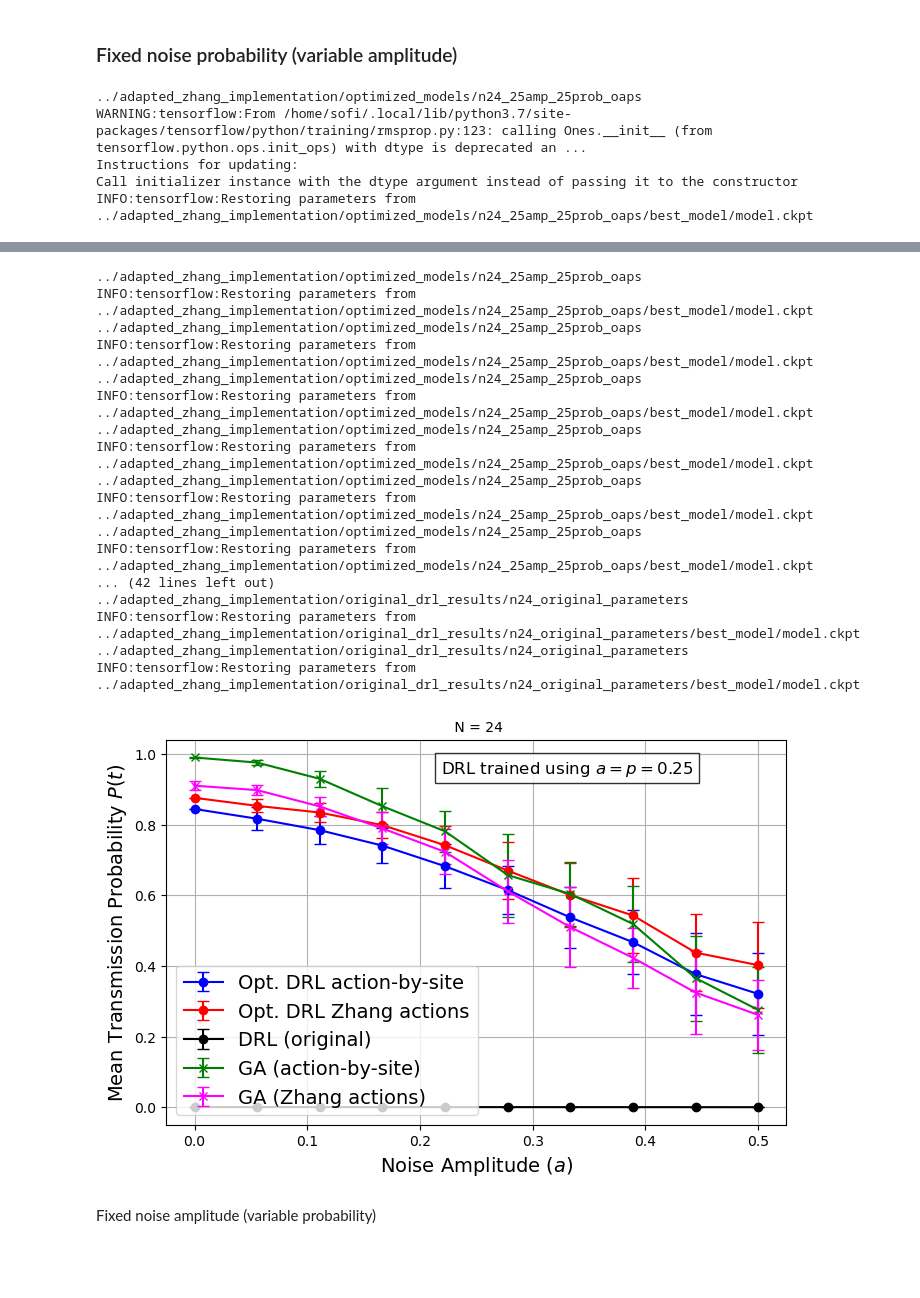
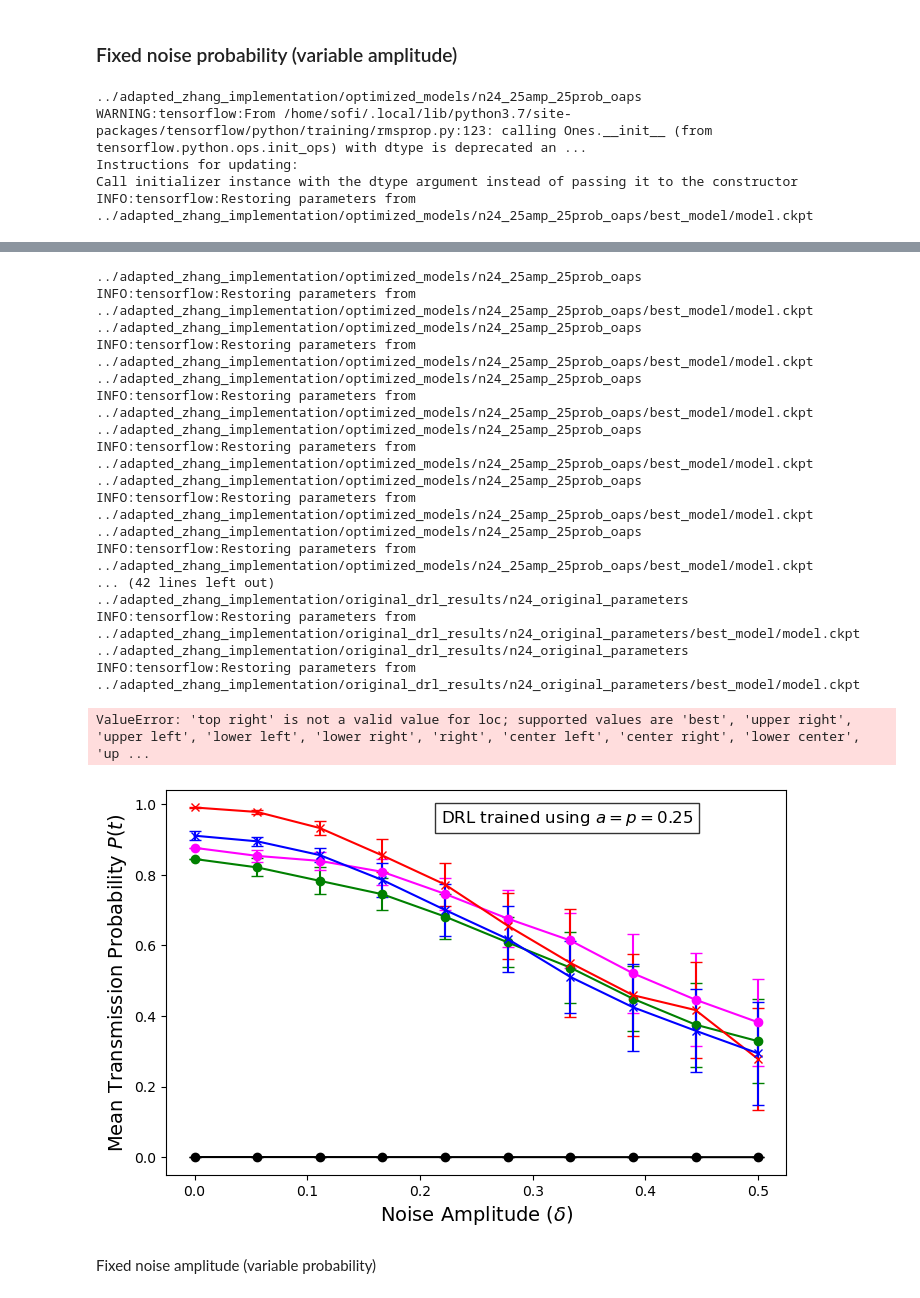
Before and after one commit to sofips/qst_control, a Jupyter notebook: adapted_zhang_implementation/method_comparing.ipynb, the cells around one changed output, grey strips where cells are left out. Drawn from its saved outputs; the diff is of its cells as text; code cells hidden in the pictures; blank space fills up the shorter version.

```diff
--- a/adapted_zhang_implementation/method_comparing.ipynb
+++ b/adapted_zhang_implementation/method_comparing.ipynb
@@ -10,7 +10,7 @@ from state_env import State
 from RL_brain_pi_deep import DQNPrioritizedReplay
 
 
-plt.rcParams['axes.prop_cycle'] = plt.cycler(color=['blue', 'red', 'black', 'green', 'magenta', 'yellow', 'black'])
+plt.rcParams['axes.prop_cycle'] = plt.cycler(color=['green', 'magenta', 'black','red', 'blue',  'magenta', 'yellow', 'black'])
 # %% [output]
 WARNING:tensorflow:From /home/sofi/.local/lib/python3.7/site-packages/tensorflow/python/compat/v2_compat.py:96: disable_resource_variables (from tensorflow.python.ops.variable_scope) is deprecated and ...
 Instructions for updating:
@@ -147,10 +147,10 @@ plt.text(0.85, 0.95, 'DRL trained using $a=p=0.25$', transform=plt.gca().transAx
             fontsize=fs-2, verticalalignment='top', horizontalalignment='right',
             bbox=dict(facecolor='white', alpha=0.8, edgecolor='black'))
 
-plt.xlabel('Noise Amplitude ($a$)', fontsize=fs)
+plt.xlabel('Noise Amplitude ($\delta$)', fontsize=fs)
 #plt.title(f'Mean Max Fidelity vs Noise Amplitude (Probability={fixed_probability_value})', fontsize=fs)
 plt.ylabel('Mean Transmission Probability $P(t)$', fontsize=fs)
-plt.legend(fontsize=fs, loc='lower left')
+plt.legend(fontsize=fs, loc='top right')
 plt.title(f' N = {chain_length}', fontsize=fs-4)
 plt.grid(True)
 plt.savefig(f'../figures/method_comparison_n{chain_length}_p{fixed_probability_value}.png', dpi=300)
@@ -167,21 +167,22 @@ INFO:tensorflow:Restoring parameters from ../adapted_zhang_implementation/optimi
 ../adapted_zhang_implementation/optimized_models/n24_25amp_25prob_oaps
 INFO:tensorflow:Restoring parameters from ../adapted_zhang_implementation/optimized_models/n24_25amp_25prob_oaps/best_model/model.ckpt
 ../adapted_zhang_implementation/optimized_models/n24_25amp_25prob_oaps
 INFO:tensorflow:Restoring parameters from ../adapted_zhang_implementation/optimized_models/n24_25amp_25prob_oaps/best_model/model.ckpt
 ../adapted_zhang_implementation/optimized_models/n24_25amp_25prob_oaps
 INFO:tensorflow:Restoring parameters from ../adapted_zhang_implementation/optimized_models/n24_25amp_25prob_oaps/best_model/model.ckpt
 ../adapted_zhang_implementation/optimized_models/n24_25amp_25prob_oaps
 INFO:tensorflow:Restoring parameters from ../adapted_zhang_implementation/optimized_models/n24_25amp_25prob_oaps/best_model/model.ckpt
 ../adapted_zhang_implementation/optimized_models/n24_25amp_25prob_oaps
 INFO:tensorflow:Restoring parameters from ../adapted_zhang_implementation/optimized_models/n24_25amp_25prob_oaps/best_model/model.ckpt
 ../adapted_zhang_implementation/optimized_models/n24_25amp_25prob_oaps
 INFO:tensorflow:Restoring parameters from ../adapted_zhang_implementation/optimized_models/n24_25amp_25prob_oaps/best_model/model.ckpt
 ... (42 lines left out)
 ../adapted_zhang_implementation/original_drl_results/n24_original_parameters
 INFO:tensorflow:Restoring parameters from ../adapted_zhang_implementation/original_drl_results/n24_original_parameters/best_model/model.ckpt
 ../adapted_zhang_implementation/original_drl_results/n24_original_parameters
 INFO:tensorflow:Restoring parameters from ../adapted_zhang_implementation/original_drl_results/n24_original_parameters/best_model/model.ckpt
+ValueError: 'top right' is not a valid value for loc; supported values are 'best', 'upper right', 'upper left', 'lower left', 'lower right', 'right', 'center left', 'center right', 'lower center', 'up ...
-[figure, old version]
+[figure, new version]
 # %% [markdown]
 Fixed noise amplitude (variable probability)
 # %%
```
Also changed, not shown: parts of 4 cells of this notebook, 23 other files.
